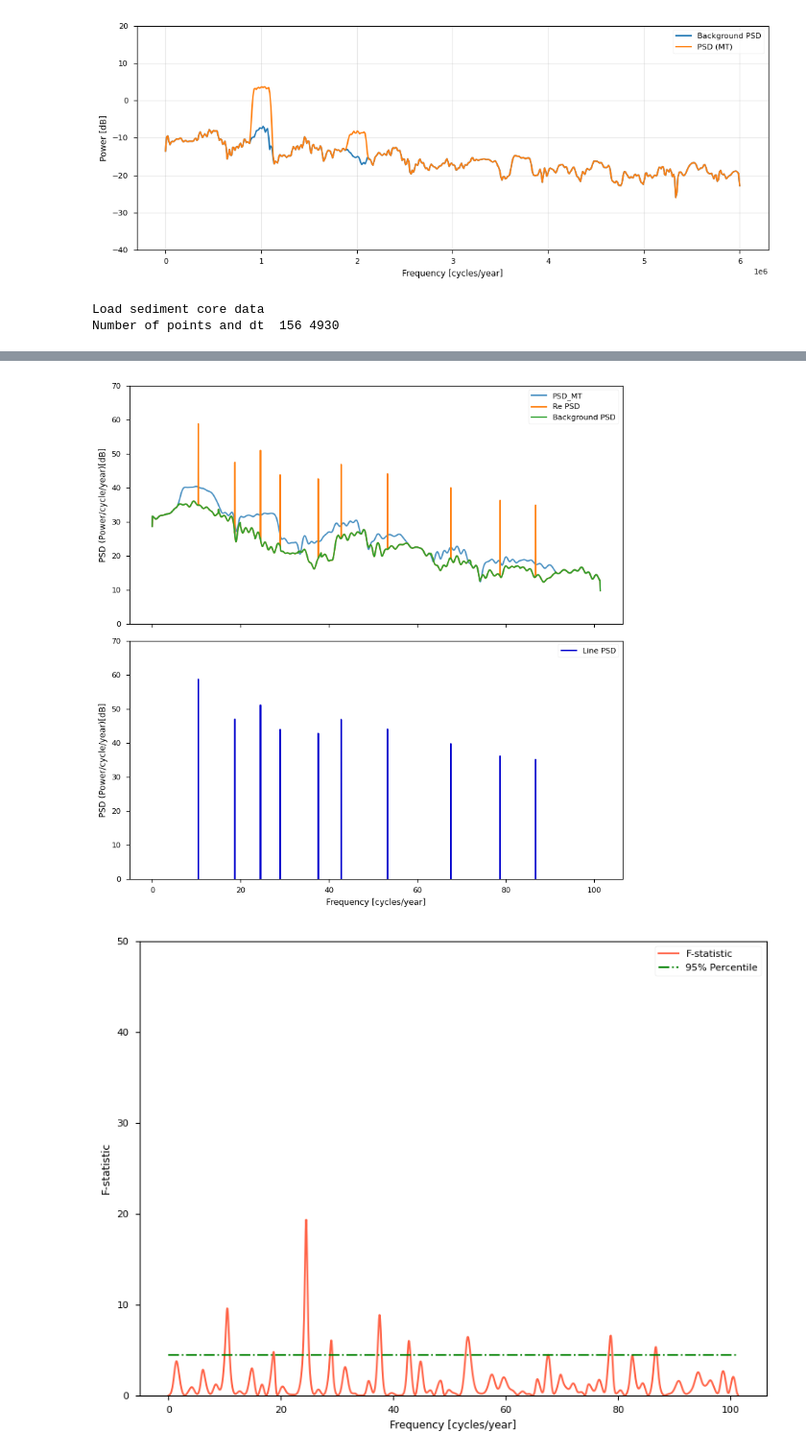
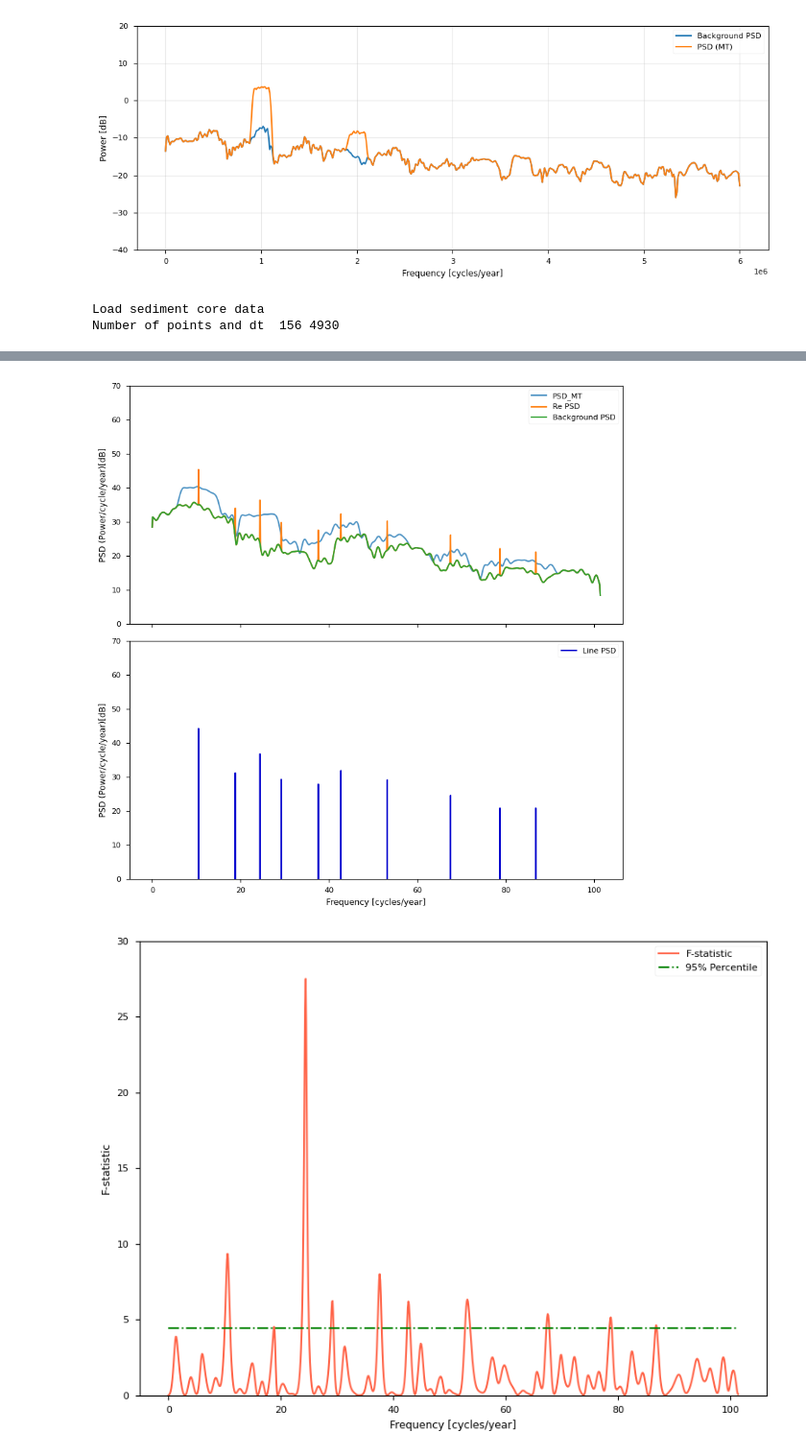
Before and after one commit to Chamusuke/Multitaper_harmonic_Ftest, a Jupyter notebook: example/example.ipynb, the cells around one changed output, grey strips where cells are left out. Shown at 96% size. Drawn from its saved outputs; the diff is of its cells as text; code cells hidden in the pictures.

```diff
--- a/example/example.ipynb
+++ b/example/example.ipynb
@@ -187,7 +175,7 @@ def get_data(fname):
 
     return data
 
-# データ読み込みと時間軸生成
+# データ読み込み (data load)
 x = get_data('v22_174_series.dat')
 npts = np.shape(x)[0]
 dt   = 4930  # サンプリング間隔 [years]
@@ -195,7 +183,7 @@ t    = np.arange(npts) * dt
 print('Load sediment core data')
 print('Number of points and dt ', npts, dt)
 
-# 元信号のプロット
+# Plot signal
 fig = plt.figure(figsize=(10,4))
 ax = fig.add_subplot()
 ax.plot(t / 1e3, x, label="AM Signal", color='b')
@@ -209,54 +197,51 @@ plt.show()
 # サンプリング周波数 [cycles/year]
 fs = 1.0 / dt
 
-# マルチターパーPSD推定とF検定
-MT_psd = MultiTaper_Periodogram(NW=3.5, K=5, nfft=2**12)
+# マルチターパーPSD推定とF検定（Multitaper PSD estimation and harmonic F-test）
+MT_psd = MultiTaper_Periodogram(NW=4, K=5, nfft=2028)
 MT_psd.MT_Spec(x, fs)                 # ← fs = 1/dt を渡す
 MT_psd.Harmonic_Ftest(p_level=0.05)
 
 Smt_db = 10 * np.log10(MT_psd.Smt)
 Re_Smt_db = 10 * np.log10(np.maximum(MT_psd.re_psd, 1e-20))
 
-# PSDと再構成スペクトルのプロット
+# Plot
 plt.style.use('seaborn-v0_8-paper')#'mpl20': 'default', 'mpl15': 'classic'
 fig, axes = plt.subplots(2, 1, figsize=(8,8), sharex=True)
 
-# ① PSD_MTと再構成PSD
+# PSD_MTと再構成PSD（Multitaper PSD and reconstructed PSD）
 ax = axes[0]
-ax.plot(MT_psd.f*1e6, Smt_db, '-', label='PSD_MT', alpha=0.8,  lw=1.5)
-ax.plot(MT_psd.f*1e6, Re_Smt_db[2, :], '-', label='Re PSD', alpha=1,  lw=1.5)
-ax.plot(MT_psd.f*1e6, Re_Smt_db[0, :], '-', label='Background PSD', alpha=1, lw=1.5)
-
+ax.plot(MT_psd.f*1e6, Smt_db, '-', label='PSD_MT', alpha=0.8,  lw=1.5)   # マルチターパー推定PSD（Multitaper estimated PSD）
+ax.plot(MT_psd.f*1e6, Re_Smt_db[2, :], '-', label='Re PSD', alpha=1,  lw=1.5)  # 再構成されたPSD（Reconstructed PSD）
+ax.plot(MT_psd.f*1e6, Re_Smt_db[0, :], '-', label='Background PSD', alpha=1, lw=1.5)  # 背景PSD（Background PSD）
 ax.set_ylabel('PSD (Power/cycle/year)[dB]')
-# ax.set_xlim(0, 0.1)  # 例: 周波数範囲を cycles/year に合わせて調整
 ax.set_ylim(0,70)
 ax.legend()
 
-# ③ 線成分スペクトルのみ
+# 線成分スペクトルのみ（Line component spectrum only）
 ax = axes[1]
-ax.plot(MT_psd.f*1e6, Re_Smt_db[1, :], '-', label='Line PSD', alpha=1, c='mediumblue', lw=1.5)
+ax.plot(MT_psd.f*1e6, Re_Smt_db[1, :], '-', label='Line PSD', alpha=1, c='mediumblue', lw=1.5)  # 線成分PSD（Line component PSD）
 ax.set_ylabel('PSD (Power/cycle/year)[dB]')
 ax.set_xlabel('Frequency [cycles/year]')
 ax.set_ylim(0,70)
 ax.legend()
 fig.tight_layout()
 plt.show()
 
-# F統計量のプロット
+# F統計量のプロット（Plot of F-statistics）
 fig = plt.figure(figsize=(8,6))
 ax = fig.add_subplot()
-ax.plot(MT_psd.f*1e6, MT_psd.F_stat[0, :], '-', label='F-statistic', alpha=1, c='tomato', lw=1.5)
-ax.hlines(MT_psd.F_crit, MT_psd.f[0]*1e6, MT_psd.f[-1]*1e6, linestyles="-.", color='green', label='95% Percentile')
+ax.plot(MT_psd.f*1e6, MT_psd.F_stat[0, :], '-', label='F-statistic', alpha=1, c='tomato', lw=1.5)  # F統計量（F-statistic）
+ax.hlines(MT_psd.F_crit, MT_psd.f[0]*1e6, MT_psd.f[-1]*1e6, linestyles="-.", color='green', label='95% Percentile')  # 95%臨界値（95% critical value）
 ax.set_ylabel('F-statistic')
 ax.set_xlabel('Frequency [cycles/year]')
-# ax.set_xlim(0, 0.1)  # 周波数範囲を cycles/year に合わせて調整
-ax.set_ylim(0, 50)
+ax.set_ylim(0, 30)
 ax.legend()
 fig.tight_layout()
 plt.show()
 # %% [output]
 Load sediment core data
 Number of points and dt  156 4930
 [figure]
-[figure, old version]
+[figure, new version]
-[figure, old version]
+[figure, new version]
```
Also changed, not shown: parts of 3 cells of this notebook, 1 other file.
